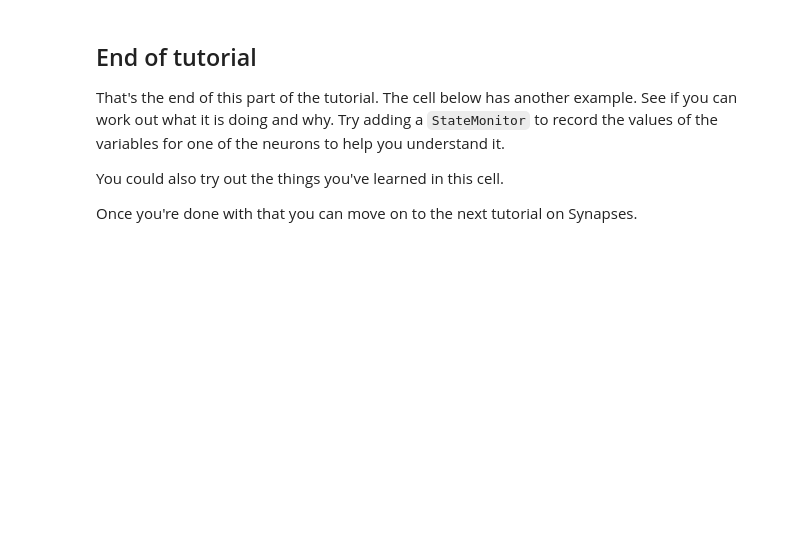
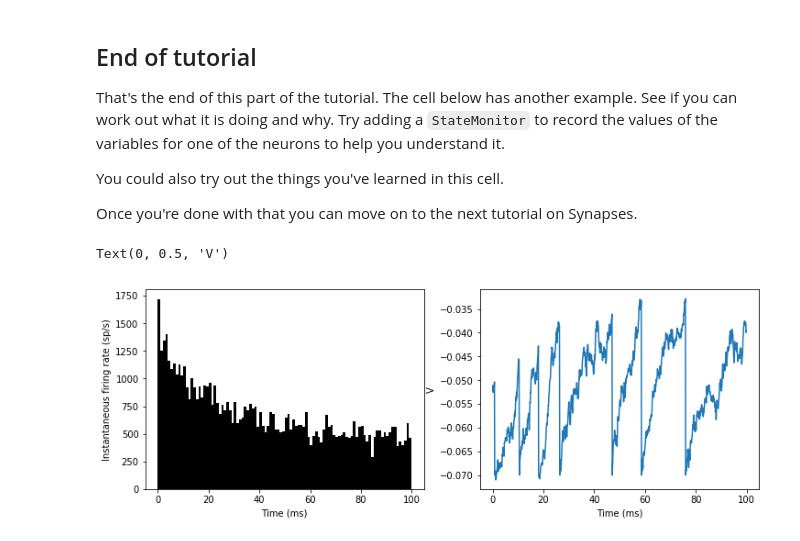
Before and after one commit to mackelab/msne-lsmlsda-2019, a Jupyter notebook: exercises/week2_intro_to_brian/1-intro-to-brian-neurons.ipynb, the cells around one changed output. Saved outputs shown, nothing was run; the diff lists cells and outputs as text; code cells hidden in the pictures; blank space fills up the shorter version.

```diff
--- a/exercises/week2_intro_to_brian/1-intro-to-brian-neurons.ipynb
+++ b/exercises/week2_intro_to_brian/1-intro-to-brian-neurons.ipynb
@@ -421,30 +429,41 @@ N = 1000
 tau = 10*ms
 vr = -70*mV
 vt0 = -50*mV
 delta_vt0 = 5*mV
 tau_t = 100*ms
 sigma = 0.5*(vt0-vr)
 v_drive = 2*(vt0-vr)
 duration = 100*ms
 
 eqs = '''
 dv/dt = (v_drive + vr-v) / tau + sigma * xi * tau**-0.5 : volt
 dvt/dt = (vt0 - vt) / tau_t : volt
 '''
 
 reset = '''
 v = vr
 vt += delta_vt0
 '''
 
 G = NeuronGroup(N, eqs, threshold='v>vt', reset=reset, refractory=5*ms, method='euler')
 spikemon = SpikeMonitor(G)
+M = StateMonitor(G, 'v', record=0)
+
 
 G.v = 'rand()*(vt0-vr)+vr'
 G.vt = vt0
 
 run(duration)
 
+figure(figsize=(12,4))
+subplot(121)
 _ = hist(spikemon.t/ms, 100, histtype='stepfilled', facecolor='k', weights=ones(len(spikemon))/(N*defaultclock.dt))
 xlabel('Time (ms)')
 ylabel('Instantaneous firing rate (sp/s)');
+subplot(122)
+plot(M.t/ms, M.v[0])
+xlabel('Time (ms)')
+ylabel('V')
+# %% [output]
+Text(0, 0.5, 'V')
+[figure, added]
```
Also changed, not shown: parts of 5 cells of this notebook.
